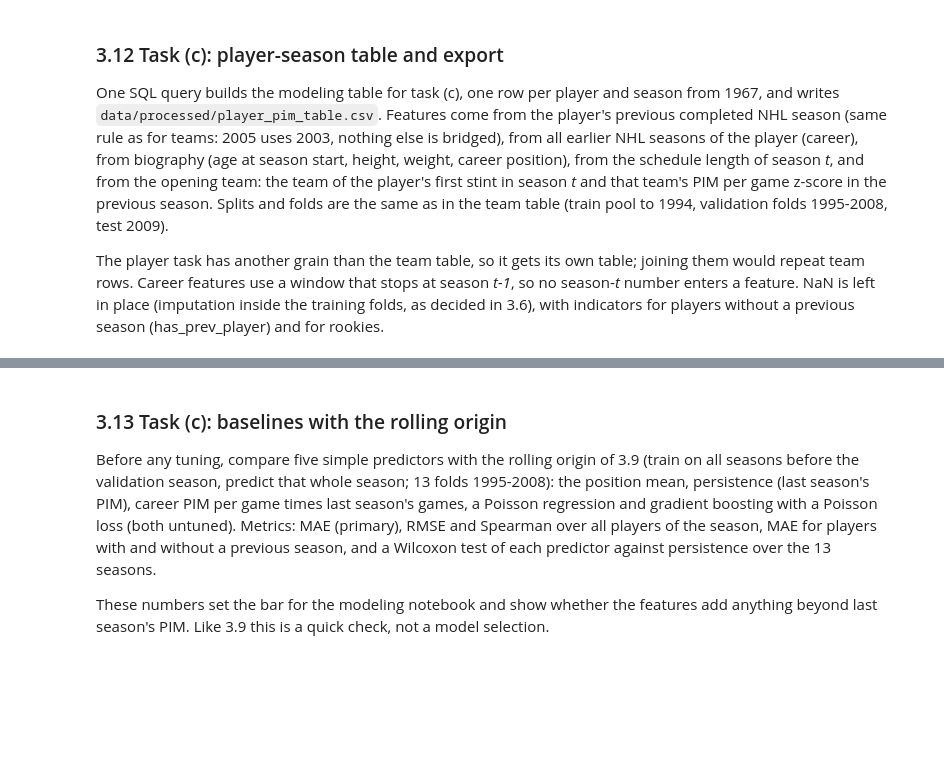
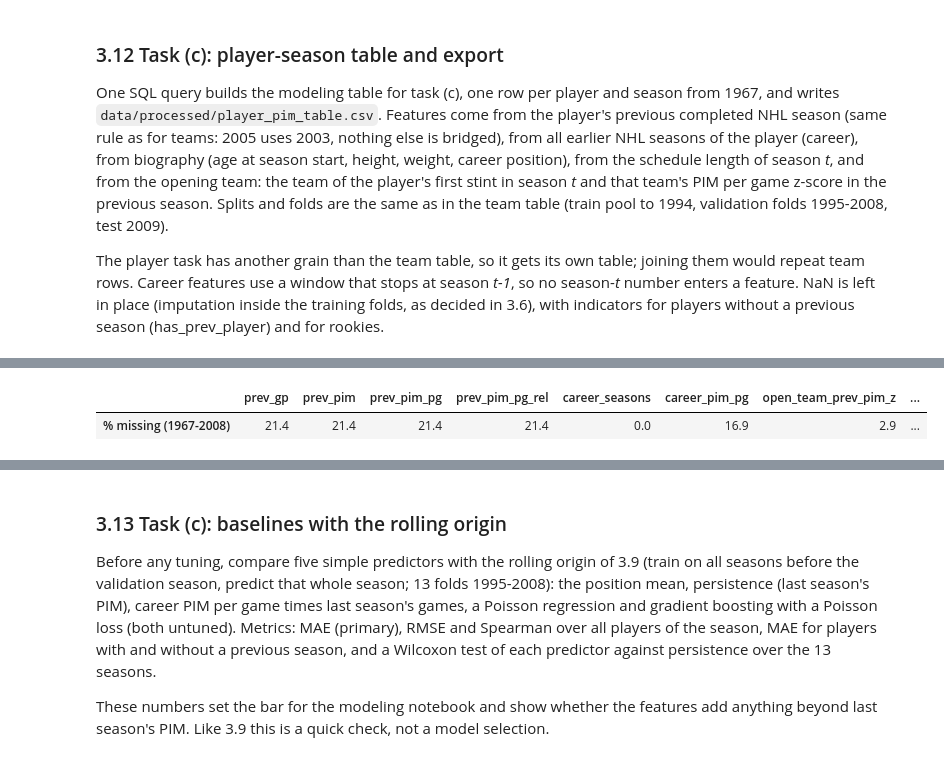
Before and after one commit to AmirMasnavi/hockey-season-prediction, a Jupyter notebook: notebooks/1_eda.ipynb, the cells around one changed output, grey strips where cells are left out. Cells and saved outputs as stored; diff of their text form; code cells hidden in the pictures; blank space fills up the shorter version.

```diff
--- a/notebooks/1_eda.ipynb
+++ b/notebooks/1_eda.ipynb
@@ -2465,0 +2426,93 @@ Changed team since last season (rows with a previous season, 1967-2008): 17.2%
+# %%
+# The player table is built in small steps, like the team profile in 3.1.
+
+# Step 1: career before season t (the window stops at the season before)
+con.execute("""
+CREATE OR REPLACE TABLE pim_career AS
+SELECT playerID, year,
+       count(*) OVER w AS career_seasons,
+       sum(pim) OVER w / sum(gp) OVER w AS career_pim_pg   -- empty for rookies
+FROM player_year
+WINDOW w AS (PARTITION BY playerID ORDER BY year ROWS BETWEEN UNBOUNDED PRECEDING AND 1 PRECEDING)
+""")
+
+# Step 2: league penalty level of each season (skaters)
+con.execute("""
+CREATE OR REPLACE TABLE pim_league AS
+SELECT year, sum(pim) / sum(gp) AS league_pim_pg
+FROM player_year WHERE pos_group <> 'goalie' GROUP BY year
+""")
+
+# Step 3: opening team = franchise of the player's first stint in season t,
+# plus that team's PIM per game last season as a z-score inside its season
+con.execute("""
+CREATE OR REPLACE TABLE pim_open_team AS
+WITH first_stint AS (
+    SELECT s.playerID, s.year, t.franchID,
+           ROW_NUMBER() OVER (PARTITION BY s.playerID, s.year ORDER BY s.stint) AS r
+    FROM Scoring s JOIN Teams t ON s.year = t.year AND s.lgID = t.lgID AND s.tmID = t.tmID
+    WHERE s.lgID = 'NHL' AND s.GP > 0),
+team_z AS (
+    SELECT year, franchID, (pim_pg - avg(pim_pg) OVER (PARTITION BY year)) / stddev(pim_pg) OVER (PARTITION BY year) AS pim_z
+    FROM profile)
+SELECT f.playerID, f.year, f.franchID AS open_franchID, z.pim_z AS open_team_prev_pim_z
+FROM first_stint f
+JOIN season_map m ON m.year = f.year
+LEFT JOIN team_z z ON z.franchID = f.franchID AND z.year = m.prev_year
+WHERE f.r = 1
+""")
+
+# Step 4: one row per player-season: last season (2005 uses 2003), career, biography, opening team, target
+con.execute("""
+CREATE OR REPLACE TABLE pim_table AS
+SELECT p.playerID, p.year, m.prev_year, m.prev_gap, p.pos_group, o.open_franchID,
+       q.gp AS prev_gp, q.pim AS prev_pim, q.pim / q.gp AS prev_pim_pg,
+       q.pim / q.gp / l.league_pim_pg AS prev_pim_pg_rel,    -- relative to the league level of that season
+       c.career_seasons, c.career_pim_pg, o.open_team_prev_pim_z,
+       p.year + 0.75 - (b.birthYear + (coalesce(b.birthMon, 6.5) - 1) / 12) AS age, b.height, b.weight,
+       g.season_games,                                        -- schedule length, fixed before the season
+       (q.playerID IS NOT NULL)::INT AS has_prev_player, (c.career_seasons = 0)::INT AS rookie,
+       p.pim AS target_pim, p.gp AS target_gp
+FROM player_year p
+JOIN season_map m ON m.year = p.year
+JOIN pim_career c ON c.playerID = p.playerID AND c.year = p.year
+JOIN Master b ON b.playerID = p.playerID
+JOIN (SELECT year, max(G) AS season_games FROM Teams WHERE lgID = 'NHL' GROUP BY year) g ON g.year = p.year
+LEFT JOIN player_year q ON q.playerID = p.playerID AND q.year = m.prev_year
+LEFT JOIN pim_league l ON l.year = m.prev_year
+LEFT JOIN pim_open_team o ON o.playerID = p.playerID AND o.year = p.year
+WHERE p.year >= 1967
+""")
+pim_table = con.execute("SELECT * FROM pim_table ORDER BY year, playerID").df()
+
+# Same splits and folds as the team table; position as two 0/1 columns (forward is the reference)
+pim_table['split'] = np.where(pim_table['year'] <= 1994, 'train_pool', np.where(pim_table['year'] <= 2008, 'validation', 'test'))
+pim_table['fold'] = pim_table['year'].where(pim_table['split'] == 'validation')
+pim_table['pos_defence'] = (pim_table['pos_group'] == 'defence').astype(int)
+pim_table['pos_goalie'] = (pim_table['pos_group'] == 'goalie').astype(int)
+
+PIM_FEATURES = ['prev_gp', 'prev_pim', 'prev_pim_pg', 'prev_pim_pg_rel', 'career_seasons', 'career_pim_pg', 'open_team_prev_pim_z',
+                'age', 'height', 'weight', 'season_games', 'has_prev_player', 'rookie', 'pos_defence', 'pos_goalie']
+PIM_TARGETS = ['target_pim', 'target_gp']   # target_gp is for analysis only, never a feature
+PIM_IDS = ['playerID', 'year', 'prev_year', 'prev_gap', 'pos_group', 'open_franchID', 'split', 'fold']
+
+# Grain and leakage checks
+assert not pim_table[['playerID', 'year']].duplicated().any()
+assert not any(f.startswith('target') for f in PIM_FEATURES)
+has_prev = pim_table['has_prev_player'] == 1
+assert (pim_table.loc[has_prev, 'prev_year'] < pim_table.loc[has_prev, 'year']).all()
+assert pim_table['target_pim'].notna().all()
+
+# Cross-check with 2.13/2.14: same rows, same previous-season PIM
+chk = pim_table.merge(ppairs[['playerID', 'year', 'prev_pim']], on=['playerID', 'year'], suffixes=('', '_du'))
+print(f"Cross-check with 2.13/2.14: {len(chk)} rows matched, prev_pim differences: {int((chk['prev_pim'].fillna(-1) != chk['prev_pim_du'].fillna(-1)).sum())}")
+
+# Export
+out_pim = ROOT / 'data' / 'processed' / 'player_pim_table.csv'
+pim_table[PIM_IDS + PIM_FEATURES + PIM_TARGETS].round(10).to_csv(out_pim, index=False)
+back = pd.read_csv(out_pim)
+print(f"Saved {out_pim.name}: shape {back.shape}; {len(PIM_FEATURES)} features")
+display(back.groupby('split').agg(player_seasons=('year', 'size'), seasons=('year', 'nunique'), first=('year', 'min'), last=('year', 'max'),
+                                  with_previous_season=('has_prev_player', 'sum'), rookies=('rookie', 'sum')))
+display(back.loc[back['year'] <= 2008, PIM_FEATURES].isna().mean().mul(100).round(1).rename('% missing (1967-2008)').to_frame().T)
+# %% [output]
@@ -2465,0 +2526,2 @@ Changed team since last season (rows with a previous season, 1967-2008): 17.2%
+|  | prev_gp | prev_pim | prev_pim_pg | prev_pim_pg_rel | career_seasons | career_pim_pg | open_team_prev_pim_z | ... |
+| % missing (1967-2008) | 21.4 | 21.4 | 21.4 | 21.4 | 0.0 | 16.9 | 2.9 | ... |
```
Also changed, not shown: parts of 31 cells of this notebook, 4 other files.
